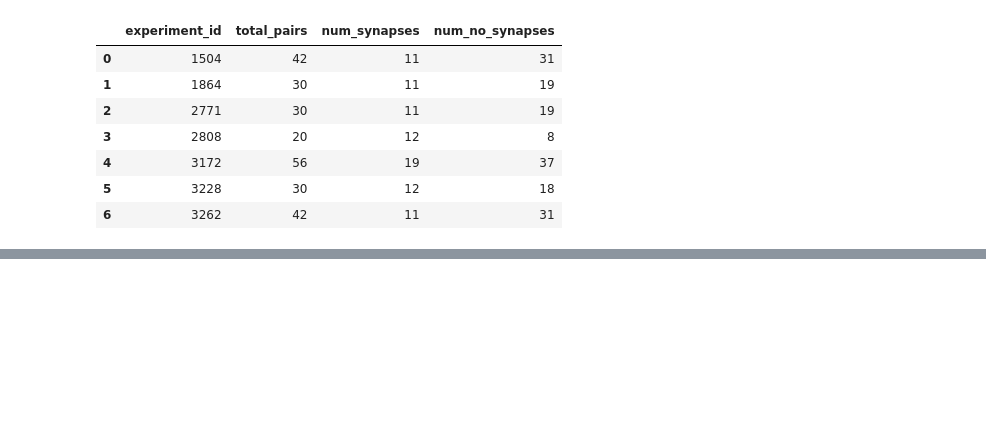
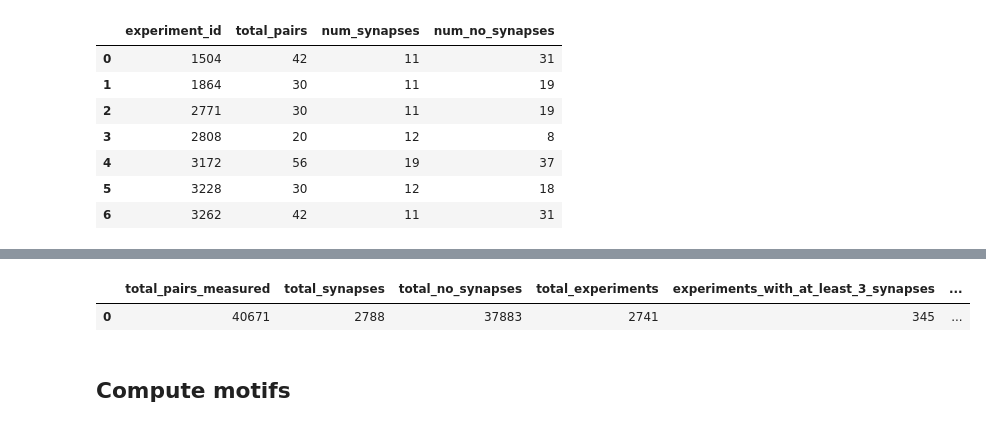
Before and after one commit to acevedomartina/HeterogeneousRNNs, a Jupyter notebook: data_analysis/analysis_neneva.ipynb, the cells around one changed output, grey strips where cells are left out. Saved outputs shown, nothing was run; the diff lists cells and outputs as text; code cells hidden in the pictures; blank space fills up the shorter version.

```diff
--- a/data_analysis/analysis_neneva.ipynb
+++ b/data_analysis/analysis_neneva.ipynb
@@ -1914,0 +1889,54 @@ Name: count, dtype: int64
+# %%
+# Nested subquery to retrieve global statistics
+
+query = """
+    WITH experiment_stats AS (
+            SELECT
+                p.experiment_id,
+                COUNT(*) AS total_pairs,
+                SUM(p.has_synapse) AS num_synapses,
+                COUNT(*) - SUM(p.has_synapse) AS num_no_synapses
+
+
+            FROM pair p
+
+            INNER JOIN cell pre ON p.pre_cell_id = pre.id
+            INNER JOIN cell post ON p.post_cell_id = post.id
+            INNER JOIN experiment e ON e.id = p.experiment_id
+            INNER JOIN slice s ON e.slice_id = s.id
+
+
+            WHERE
+                -- Brain specs
+                --s.species = 'mouse'
+                --AND e.target_region = 'VisP'
+
+                -- Requirements on data
+                p.has_synapse IS NOT NULL
+                AND pre.cell_class IS NOT NULL
+                AND post.cell_class IS NOT NULL
+
+                -- We allow mixed cell class in postsynaptic cells, but not in presynaptic cell class
+                AND pre.cell_class != 'mixed'
+
+            GROUP BY p.experiment_id
+        )
+        SELECT
+            SUM(total_pairs) AS total_pairs_measured,
+            SUM(num_synapses) AS total_synapses,
+            SUM(num_no_synapses) AS total_no_synapses,
+            COUNT(*) AS total_experiments,
+            SUM(CASE WHEN num_synapses >= 3 THEN 1 ELSE 0 END) AS experiments_with_at_least_3_synapses,
+            SUM(CASE WHEN num_synapses >= 2 THEN 1 ELSE 0 END) AS experiments_with_at_least_2_synapses,
+            SUM(CASE WHEN num_synapses = 0 THEN 1 ELSE 0 END) AS experiments_with_no_synapses
+        FROM experiment_stats;
+        """
+
+df_global_stats = pd.read_sql_query(query, con)
+
+df_global_stats
+# %% [output]
+|  | total_pairs_measured | total_synapses | total_no_synapses | total_experiments | experiments_with_at_least_3_synapses | ... |
+| 0 | 40671 | 2788 | 37883 | 2741 | 345 | ... |
+# %% [markdown]
+## Compute motifs
```
Also changed, not shown: parts of 8 cells of this notebook, 1 other file.
